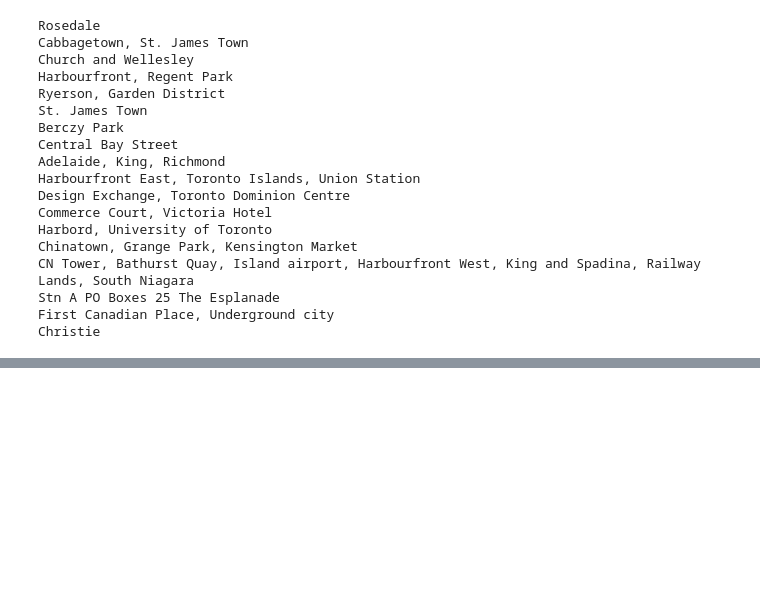
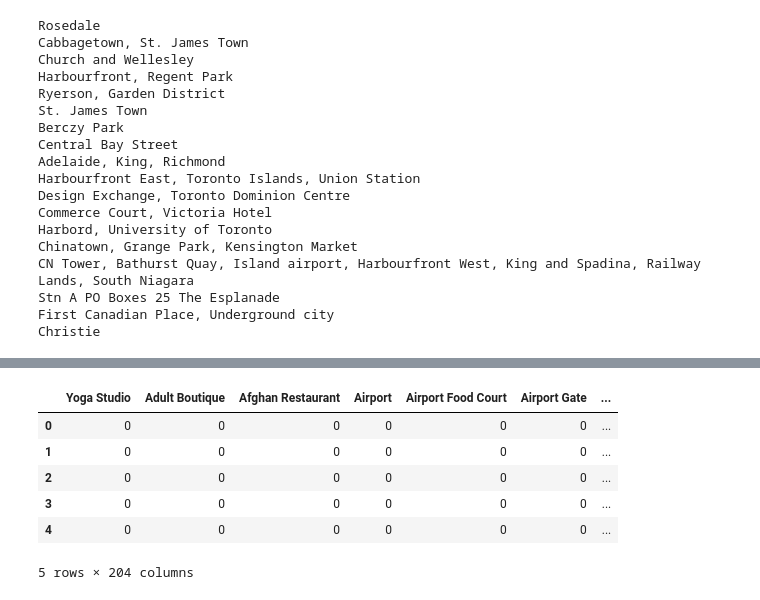
Before and after one commit to srividya006/Coursera_Capstone, a Jupyter notebook: df_postal-code-latlong-foursquare.ipynb, the cells around one changed output, grey strips where cells are left out. Saved outputs shown, nothing was run; the diff lists cells and outputs as text; code cells hidden in the pictures; blank space fills up the shorter version.

```diff
--- a/df_postal-code-latlong-foursquare.ipynb
+++ b/df_postal-code-latlong-foursquare.ipynb
@@ -462,0 +489,18 @@ DTT_venues.head()
+# %%
+#analyse neighbourhoods
+# one hot encoding
+toronto_onehot = pd.get_dummies(DTT_venues[['Venue Category']], prefix="", prefix_sep="")
+
+# move neighborhood column to the first column
+fixed_columns = [toronto_onehot.columns[-1]] + list(toronto_onehot.columns[:-1])
+toronto_onehot = toronto_onehot[fixed_columns]
+
+toronto_onehot.head()
+# %% [output]
+|  | Yoga Studio | Adult Boutique | Afghan Restaurant | Airport | Airport Food Court | Airport Gate | ... |
+| 0 | 0 | 0 | 0 | 0 | 0 | 0 | ... |
+| 1 | 0 | 0 | 0 | 0 | 0 | 0 | ... |
+| 2 | 0 | 0 | 0 | 0 | 0 | 0 | ... |
+| 3 | 0 | 0 | 0 | 0 | 0 | 0 | ... |
+| 4 | 0 | 0 | 0 | 0 | 0 | 0 | ... |
+5 rows × 204 columns
```
Also changed, not shown: parts of 2 cells of this notebook.
